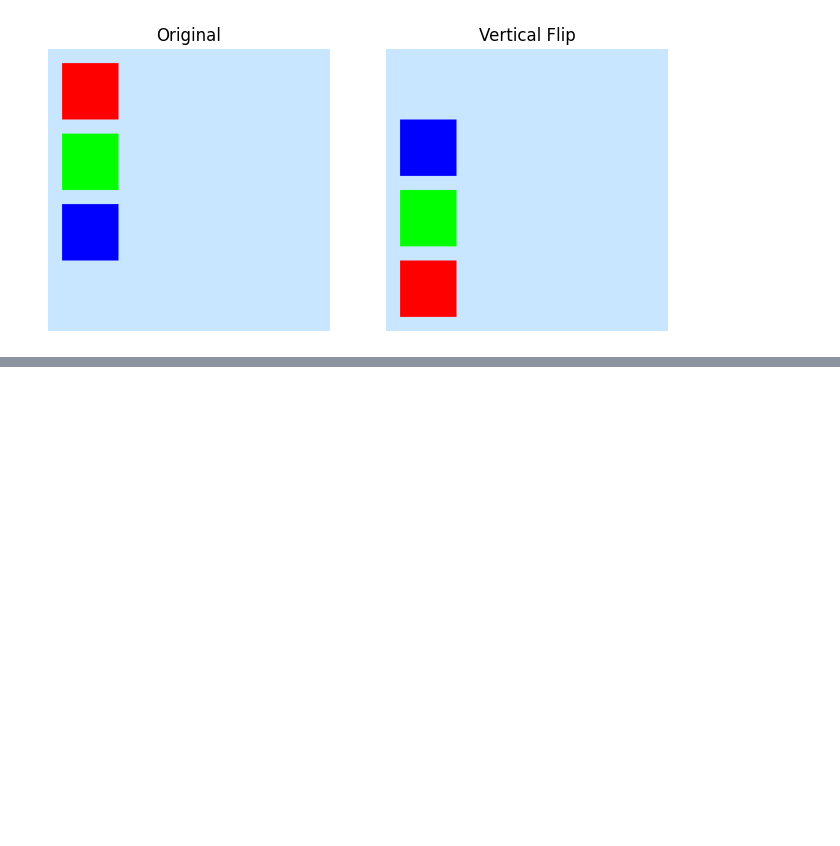
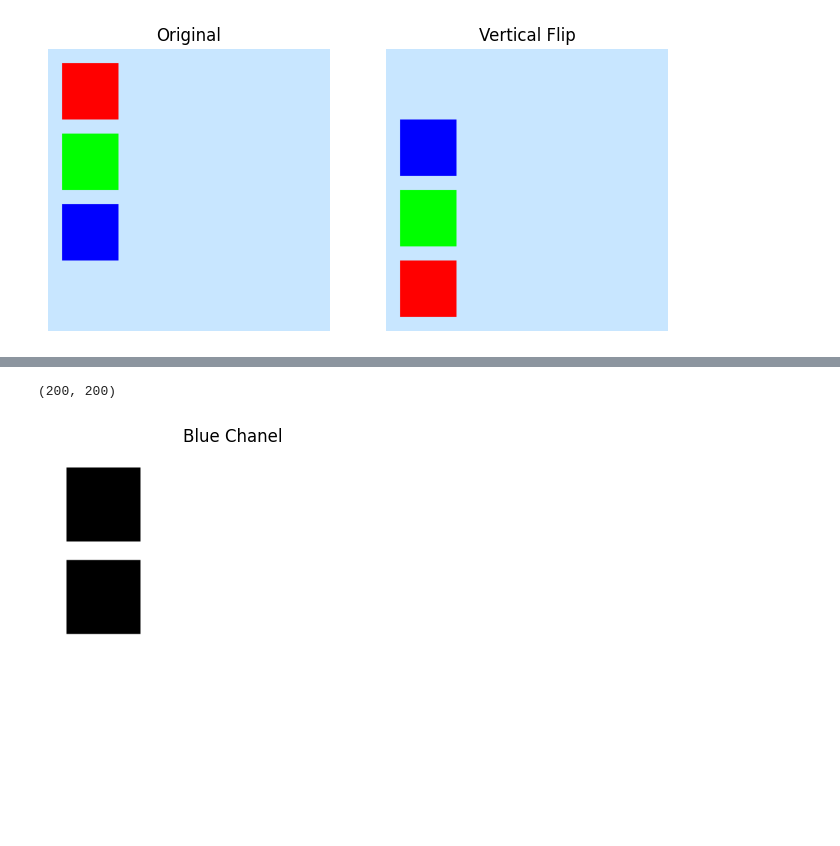
Before and after one commit to manav15dhupar-ux/Image_Pixel_Manipulator, a Jupyter notebook: Image_Pixel_Manipulator_(Synthetic_Images).ipynb, the cells around one changed output, grey strips where cells are left out. Drawn from its saved outputs; the diff is of its cells as text; code cells hidden in the pictures; blank space fills up the shorter version.

```diff
--- a/Image_Pixel_Manipulator_(Synthetic_Images).ipynb
+++ b/Image_Pixel_Manipulator_(Synthetic_Images).ipynb
@@ -118,0 +145,12 @@ plt.show()
+# %%
+blue_chanel = img[:,:, 2]
+
+print(blue_chanel.shape)
+
+plt.imshow(blue_chanel, cmap="gray")
+plt.title("Blue Chanel")
+plt.axis("off")
+plt.show()
+# %% [output]
+(200, 200)
+[figure, added]
```
Also changed, not shown: parts of 3 cells of this notebook.
